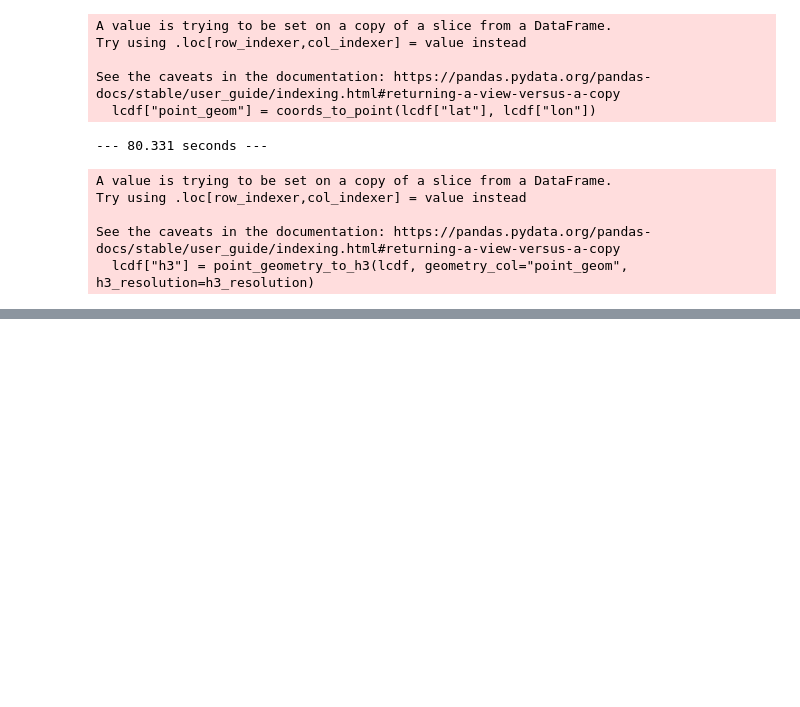
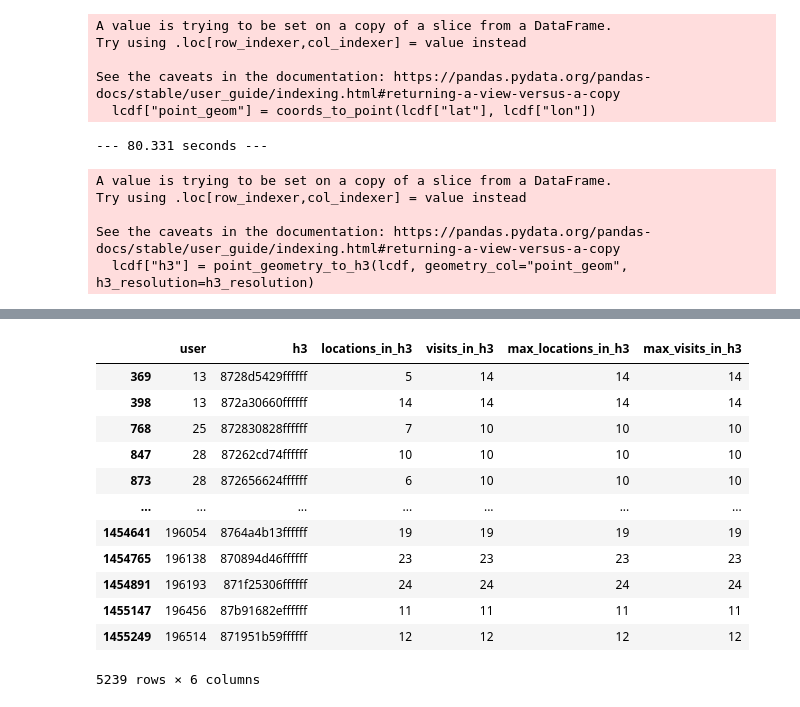
Before and after one commit to sandorjuhasz/gowalla_spatial_network, a Jupyter notebook: code/01_data_exploration.ipynb, the cells around one changed output, grey strips where cells are left out. Cells and saved outputs as stored; diff of their text form; code cells hidden in the pictures; blank space fills up the shorter version.

```diff
--- a/code/01_data_exploration.ipynb
+++ b/code/01_data_exploration.ipynb
@@ -141,0 +200,17 @@ h3_selection
+# %%
+t2 = home_table(lcdf)
+t2[(t2["visits_in_h3"]==t2["max_visits_in_h3"]) & (t2["max_visits_in_h3"] >= 10)]
+# %% [output]
+|  | user | h3 | locations_in_h3 | visits_in_h3 | max_locations_in_h3 | max_visits_in_h3 |
+| 369 | 13 | 8728d5429ffffff | 5 | 14 | 14 | 14 |
+| 398 | 13 | 872a30660ffffff | 14 | 14 | 14 | 14 |
+| 768 | 25 | 872830828ffffff | 7 | 10 | 10 | 10 |
+| 847 | 28 | 87262cd74ffffff | 10 | 10 | 10 | 10 |
+| 873 | 28 | 872656624ffffff | 6 | 10 | 10 | 10 |
+| ... | ... | ... | ... | ... | ... | ... |
+| 1454641 | 196054 | 8764a4b13ffffff | 19 | 19 | 19 | 19 |
+| 1454765 | 196138 | 870894d46ffffff | 23 | 23 | 23 | 23 |
+| 1454891 | 196193 | 871f25306ffffff | 24 | 24 | 24 | 24 |
+| 1455147 | 196456 | 87b91682effffff | 11 | 11 | 11 | 11 |
+| 1455249 | 196514 | 871951b59ffffff | 12 | 12 | 12 | 12 |
+5239 rows × 6 columns
```
Also changed, not shown: parts of 6 cells of this notebook.
